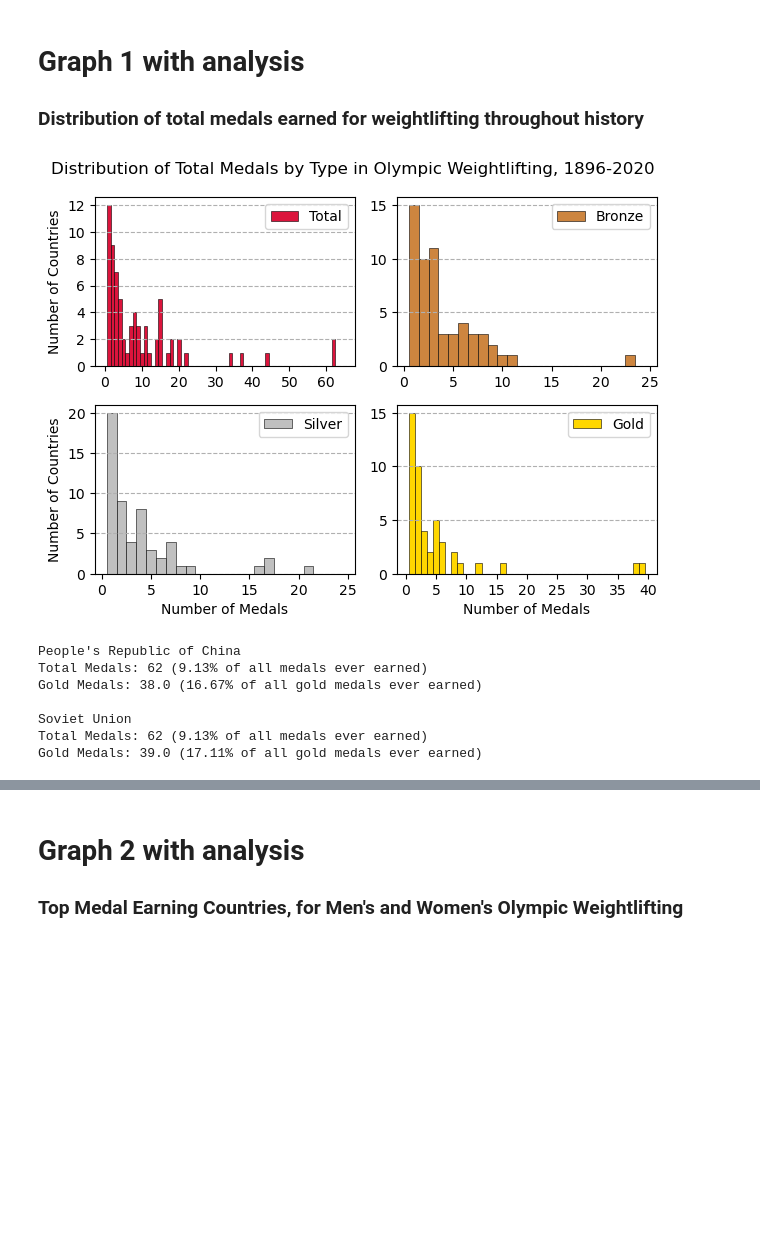
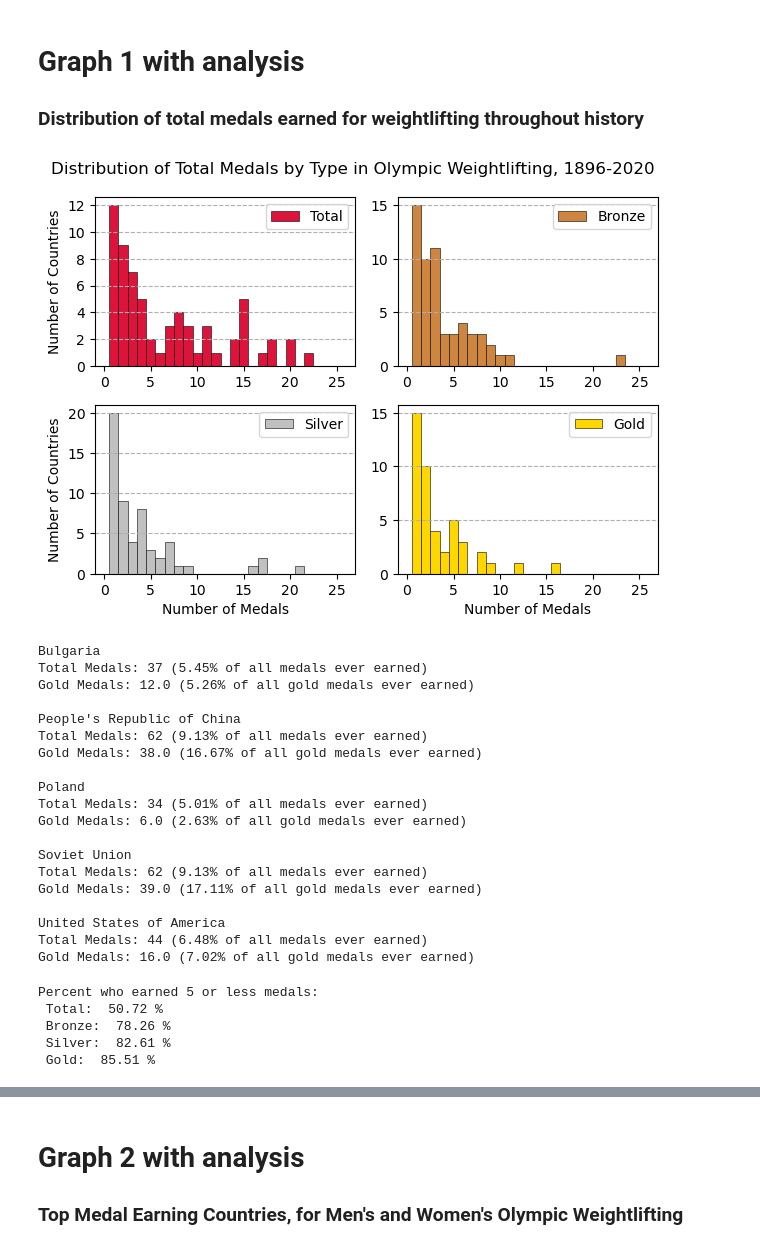
Before and after one commit to nichS21/DS-256-Group-Project, a Jupyter notebook: Stach - Individual Analysis.ipynb, the cells around one changed output, grey strips where cells are left out. Drawn from its saved outputs; the diff is of its cells as text; code cells hidden in the pictures; blank space fills up the shorter version.

```diff
--- a/Stach - Individual Analysis.ipynb
+++ b/Stach - Individual Analysis.ipynb
@@ -69,65 +69,97 @@ for i in range(len(countryCodes)):
     gold[i] = weightDF[(weightDF.country_code == country) & (weightDF.medal_type == "GOLD")].shape[0]
 
 
-# Plot
+# Plot - Note: outliers have been excluded for simplicity, are talked about in further results below.
 axs[0,0].hist(cTotals, bins=np.arange(1,66,1), label="Total", color='crimson', **kwargs)      # totals
 axs[0,1].hist(bronze, bins=np.arange(1,26,1), label ="Bronze", color='peru', **kwargs)        # bronze medals
 axs[1,0].hist(silver, bins=np.arange(1,26,1), label="Silver", color='silver', **kwargs)       # silver medals
 axs[1,1].hist(gold, bins=np.arange(1,41,1), label="Gold", color='gold', **kwargs)             # gold medals
 
 # Graph settings
-#   axs[0,0]
+#   axs[0,0] - totals
 axs[0,0].set_ylabel("Number of Countries")
 axs[0,0].legend()
-axs[0,0].set_xticks(np.arange(0,66,10))
 axs[0,0].set_yticks(np.arange(0,13,2))
 axs[0,0].grid(axis='y', linestyle='dashed')
+axs[0,0].set_xlim(-1,27)
 
-#   axs[0,1]
+#   axs[0,1] - bronze
 axs[0,1].legend()
 axs[0,1].grid(axis='y', linestyle='dashed')
+axs[0,1].set_xlim(-1,27)
 
-#   axs[1,0]
+#   axs[1,0] - silver
 axs[1,0].set_ylabel("Number of Countries")
 axs[1,0].set_xlabel("Number of Medals")
 axs[1,0].legend()
 axs[1,0].grid(axis='y', linestyle='dashed')
+axs[1,0].set_xlim(-1,27)
 
-#   axs[1,1]
+#   axs[1,1] - gold
 axs[1,1].set_xlabel("Number of Medals")
 axs[1,1].legend()
-axs[1,1].set_xticks(np.arange(0,41,5))
 axs[1,1].grid(axis='y', linestyle='dashed')
+axs[1,1].set_xlim(-1,27)
 
 #   all
 plt.suptitle("Distribution of Total Medals by Type in Olympic Weightlifting, 1896-2020")
 fig.tight_layout()
 plt.show()
 
 
-# Who are the outliers in the total graph and how many medals do they have?
-outliers = countryCodes[np.where((cTotals > 50) & (gold > 35))]
+# Who are the outliers in the total & gold graphs and how many medals do they have?
+outliers = countryCodes[np.where((cTotals > 25) | (gold > 25))]
 allTotal = np.sum(cTotals)  # all medals ever earned in Olympic weightlifting
 goldTotal = np.sum(gold)   # all gold medals ever earned in Olympic weightlifting
 
 for outlier in outliers:
     name = weightDF[weightDF.country_code == outlier].country_name.values[0]
 
     # get num medals: total & gold
     oTotal = cTotals[np.where(countryCodes == outlier)][0]
     oGold = gold[np.where(countryCodes == outlier)][0]
     print(name, "\nTotal Medals: ", oTotal, " (", round(oTotal/allTotal*100, 2), "% of all medals ever earned)",
           "\nGold Medals: ", oGold, " (", round(oGold/goldTotal*100, 2), "% of all gold medals ever earned)", sep='')
     print()
 # %% [output]
-[figure, old version]
+[figure, new version]
+Bulgaria
+Total Medals: 37 (5.45% of all medals ever earned)
+Gold Medals: 12.0 (5.26% of all gold medals ever earned)
+
 People's Republic of China
 Total Medals: 62 (9.13% of all medals ever earned)
 Gold Medals: 38.0 (16.67% of all gold medals ever earned)
 
+Poland
+Total Medals: 34 (5.01% of all medals ever earned)
+Gold Medals: 6.0 (2.63% of all gold medals ever earned)
+
 Soviet Union
 Total Medals: 62 (9.13% of all medals ever earned)
 Gold Medals: 39.0 (17.11% of all gold medals ever earned)
+
+United States of America
+Total Medals: 44 (6.48% of all medals ever earned)
+Gold Medals: 16.0 (7.02% of all gold medals ever earned)
+# %%
+# Percentage who earned 5 or less medals in each category (total, gold, silver, bronze)
+tFive = cTotals[np.where(cTotals < 6)]
+bFive = bronze[np.where(bronze < 6)]
+sFive = silver[np.where(silver < 6)]
+gFive = gold[np.where(gold < 6)]
+
+print("Percent who earned 5 or less medals: \n",
+      "Total: ", round( (len(tFive)/len(countryCodes))*100, 2), "%\n",
+      "Bronze: ", round( (len(bFive)/len(countryCodes))*100, 2), "%\n",
+      "Silver: ", round( (len(sFive)/len(countryCodes))*100, 2), "%\n",
+      "Gold: ", round( (len(gFive)/len(countryCodes))*100, 2), "%")
+# %% [output]
+Percent who earned 5 or less medals:
+ Total:  50.72 %
+ Bronze:  78.26 %
+ Silver:  82.61 %
+ Gold:  85.51 %
 # %% [markdown]
 ### Discussion:
 
```
Also changed, not shown: parts of 7 cells of this notebook, 1 other file.
